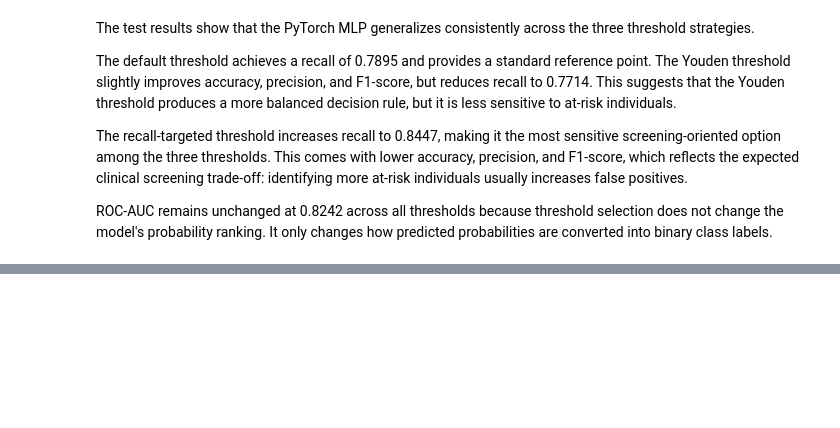
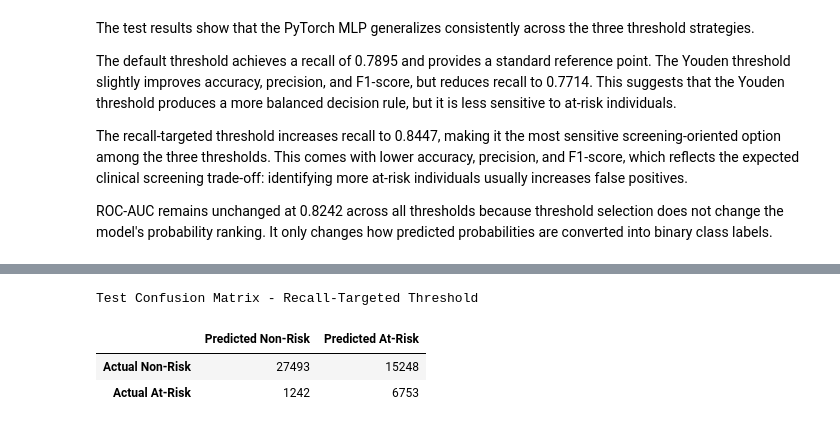
Before and after one commit to jayjay0317/diabetes-risk-reliability-pytorch, a Jupyter notebook: notebooks/03_pytorch_mlp_training.ipynb, the cells around one changed output, grey strips where cells are left out. Saved outputs shown, nothing was run; the diff lists cells and outputs as text; code cells hidden in the pictures; blank space fills up the shorter version.

```diff
--- a/notebooks/03_pytorch_mlp_training.ipynb
+++ b/notebooks/03_pytorch_mlp_training.ipynb
@@ -769,0 +790,14 @@ ROC-AUC remains unchanged at 0.8242 across all thresholds because threshold sele
+# %%
+test_confusion_matrix_recall_targeted = pd.DataFrame(
+    confusion_matrix(test_targets, test_pred_recall_targeted),
+    index=["Actual Non-Risk", "Actual At-Risk"],
+    columns=["Predicted Non-Risk", "Predicted At-Risk"]
+)
+
+print("Test Confusion Matrix - Recall-Targeted Threshold")
+test_confusion_matrix_recall_targeted
+# %% [output]
+Test Confusion Matrix - Recall-Targeted Threshold
+|  | Predicted Non-Risk | Predicted At-Risk |
+| Actual Non-Risk | 27493 | 15248 |
+| Actual At-Risk | 1242 | 6753 |
```
Also changed, not shown: parts of 2 cells of this notebook.
